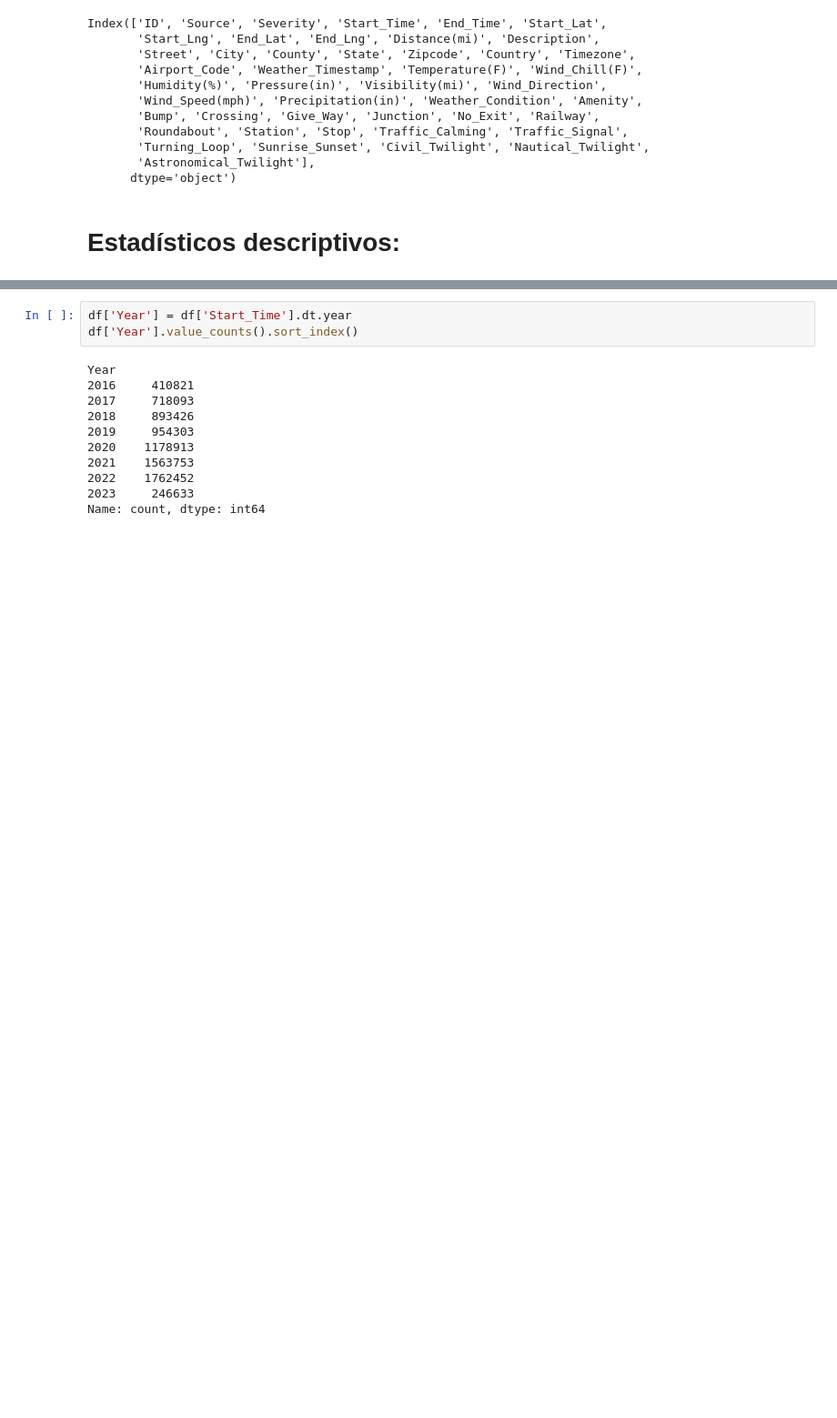
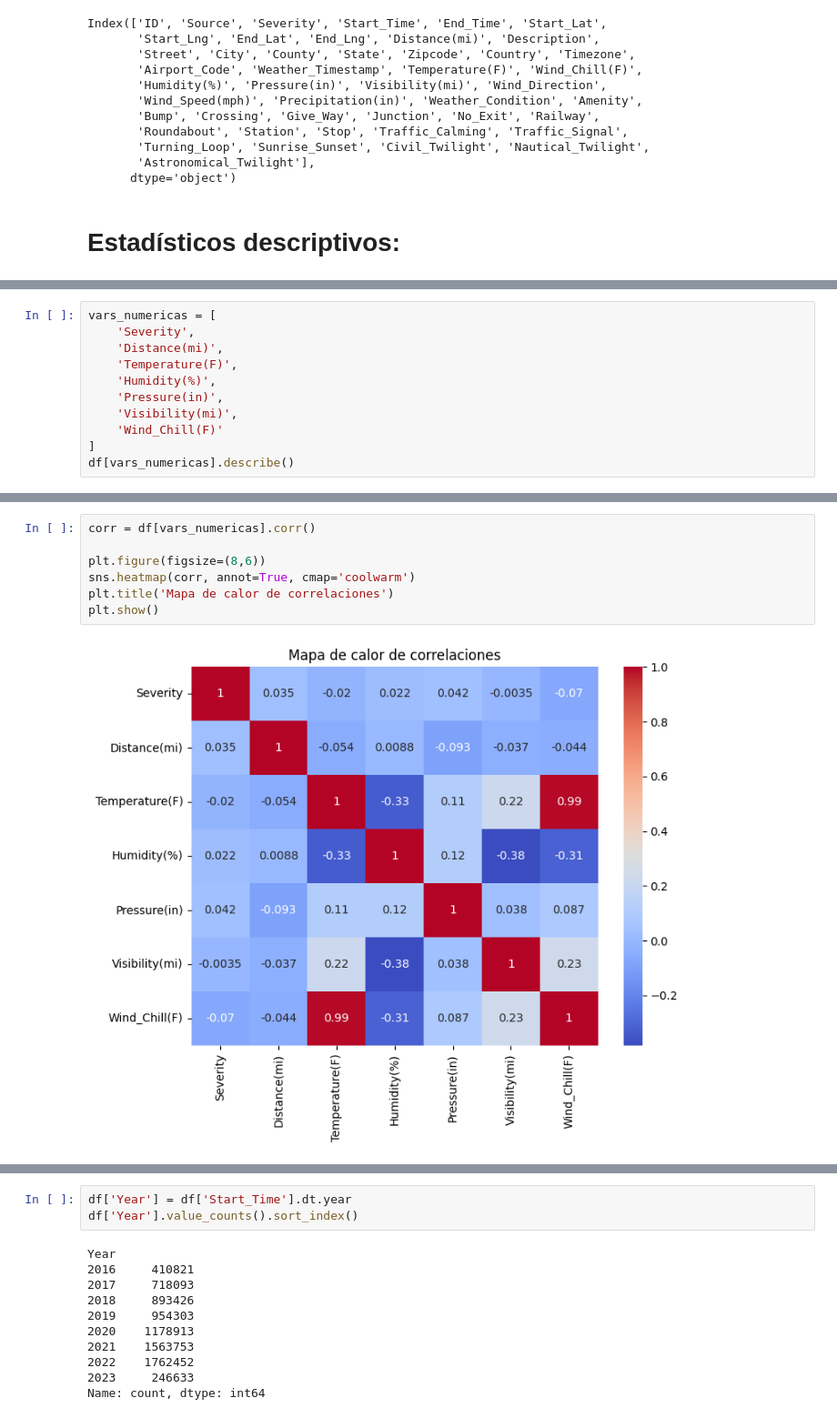
Before and after one commit to KAGmay05/Traffic_Accidents_Stats_Analysis, a Jupyter notebook: Analisis_Exploratorio_Datos.ipynb, the cells around one changed output, grey strips where cells are left out. Shown at 91% size. Cells and saved outputs as stored; diff of their text form; blank space fills up the shorter version.

```diff
--- a/Analisis_Exploratorio_Datos.ipynb
+++ b/Analisis_Exploratorio_Datos.ipynb
@@ -52,0 +61,11 @@ Index(['ID', 'Source', 'Severity', 'Start_Time', 'End_Time', 'Start_Lat',
+# %%
+vars_numericas = [
+    'Severity',
+    'Distance(mi)',
+    'Temperature(F)',
+    'Humidity(%)',
+    'Pressure(in)',
+    'Visibility(mi)',
+    'Wind_Chill(F)'
+]
+df[vars_numericas].describe()
@@ -52,0 +82,9 @@ Index(['ID', 'Source', 'Severity', 'Start_Time', 'End_Time', 'Start_Lat',
+# %%
+corr = df[vars_numericas].corr()
+
+plt.figure(figsize=(8,6))
+sns.heatmap(corr, annot=True, cmap='coolwarm')
+plt.title('Mapa de calor de correlaciones')
+plt.show()
+# %% [output]
+[figure, added]
```
Also changed, not shown: parts of 25 cells of this notebook.
